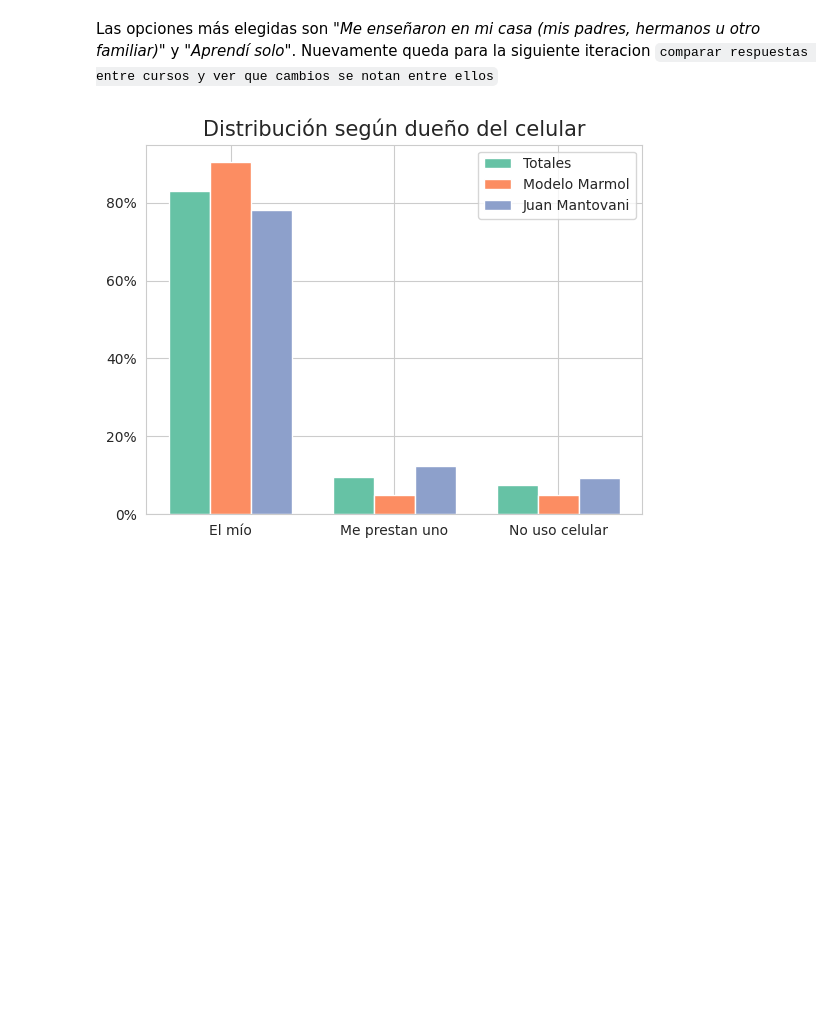
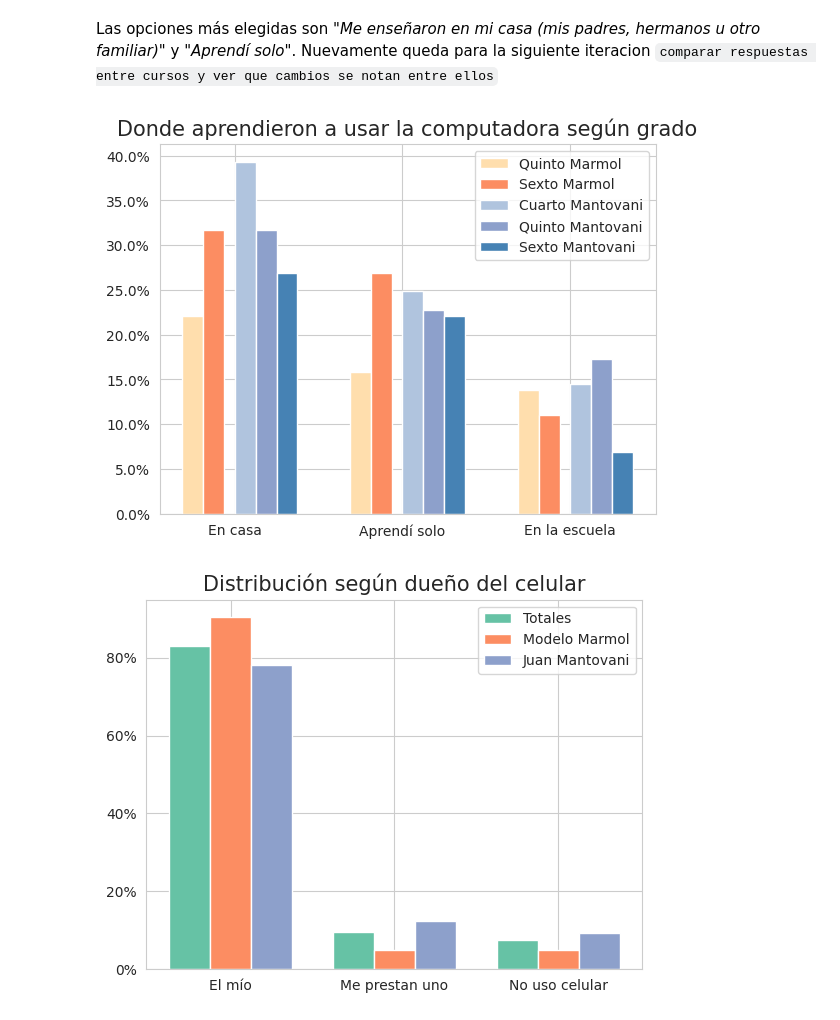
Before and after one commit to fedesassone/tesis, a Jupyter notebook: notebooks/Poblacional.ipynb, the cells around one changed output. Cells and saved outputs as stored; diff of their text form; code cells hidden in the pictures; blank space fills up the shorter version.

Commit message:
aprender_computadora segun grado

```diff
--- a/notebooks/Poblacional.ipynb
+++ b/notebooks/Poblacional.ipynb
@@ -499,3 +496,57 @@ Las opciones más elegidas son _"Me enseñaron en mi casa (mis padres, hermanos
+# %%
+# Donde aprendieron a usar la computadora segun grado
+
+# Uso de la computadora según grado
+data_total = df_fe["aprender_computadora"].str.replace(" ", "").str.get_dummies(sep=',').sum().div(cant_total).sort_values(ascending=False)
+
+data_marmol_quinto = marmol[marmol['grado']=="Quinto"]["aprender_computadora"].str.replace(" ", "").str.get_dummies(sep=',').sum().div(cant_marmol).sort_values(ascending=False)
+data_marmol_sexto = marmol[marmol['grado']=="Sexto"]["aprender_computadora"].str.replace(" ", "").str.get_dummies(sep=',').sum().div(cant_marmol).sort_values(ascending=False)
+
+data_mantovani_cuarto = mantovani[mantovani['grado']=="Cuarto"]["aprender_computadora"].str.replace(" ", "").str.get_dummies(sep=',').sum().div(cant_marmol).sort_values(ascending=False)
+data_mantovani_quinto = mantovani[mantovani['grado']=="Quinto"]["aprender_computadora"].str.replace(" ", "").str.get_dummies(sep=',').sum().div(cant_marmol).sort_values(ascending=False)
+data_mantovani_sexto = mantovani[mantovani['grado']=="Sexto"]["aprender_computadora"].str.replace(" ", "").str.get_dummies(sep=',').sum().div(cant_marmol).sort_values(ascending=False)
+
+for data in data_total.index:
+    if data not in data_marmol_quinto.index:
+        data_marmol_quinto[data] = 0.0
+    if data not in data_marmol_sexto.index:
+        data_marmol_sexto[data] = 0.0
+
+    if data not in data_mantovani_cuarto.index:
+        data_mantovani_cuarto[data] = 0.0
+    if data not in data_mantovani_quinto.index:
+        data_mantovani_quinto[data] = 0.0
+    if data not in data_mantovani_sexto.index:
+        data_mantovani_sexto[data] = 0.0
+
+bar_width = 0.25
+
+ticks = [1, 3, 5]
+
+labels = ("En casa", "Aprendí solo", "En la escuela")
+
+br_marmol_quinto = ticks
+br_marmol_sexto = [x + bar_width for x in br_marmol_quinto]
+
+br_mantovani_cuarto = [x + 1.5* bar_width for x in br_marmol_sexto]
+br_mantovani_quinto = [x + bar_width for x in br_mantovani_cuarto]
+br_mantovani_sexto  = [x + bar_width for x in br_mantovani_quinto]
+
+plt.bar(br_marmol_quinto,data_marmol_quinto, width=bar_width, label = 'Quinto Marmol', color='navajowhite')
+plt.bar(br_marmol_sexto,data_marmol_sexto, width=bar_width, label = 'Sexto Marmol', color='C1')
+
+plt.bar(br_mantovani_cuarto,data_mantovani_cuarto, width=bar_width, label = 'Cuarto Mantovani', color='lightsteelblue')
+plt.bar(br_mantovani_quinto,data_mantovani_quinto, width=bar_width, label = 'Quinto Mantovani', color='C2')
+plt.bar(br_mantovani_sexto,data_mantovani_sexto, width=bar_width, label = 'Sexto Mantovani', color='steelblue')
+
+plt.gca().yaxis.set_major_formatter(PercentFormatter(1))
+plt.title("Donde aprendieron a usar la computadora según grado", fontsize=15)
+ticks = [x + 2*bar_width for x in ticks]
+plt.xticks(ticks, labels)
+plt.legend()
+plt.savefig('11.png')
+# %% [output]
+[figure, added]
 # %%
 # Distribución según dueño del celular
 data_total = df_fe["dueño_celular"].value_counts(normalize=True).sort_index()
```
Also changed, not shown: parts of 3 cells of this notebook, 1 other file.
